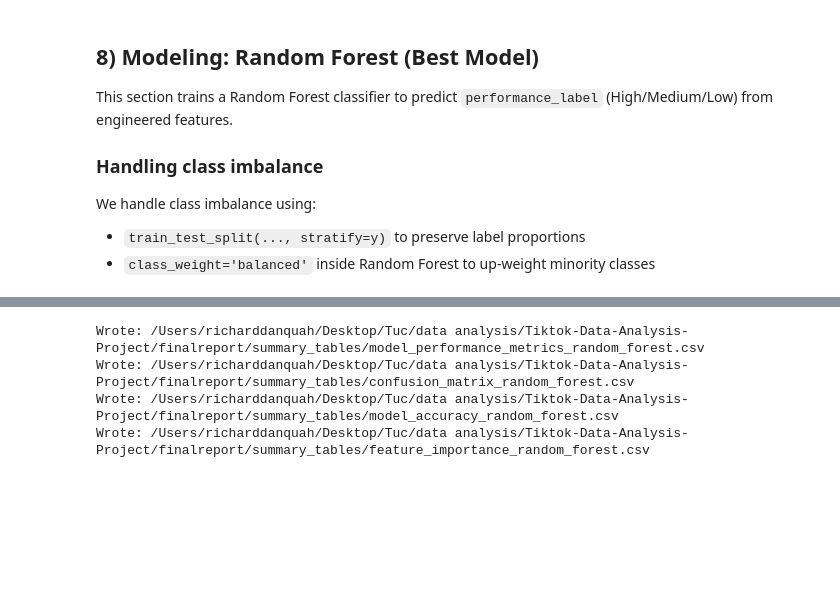
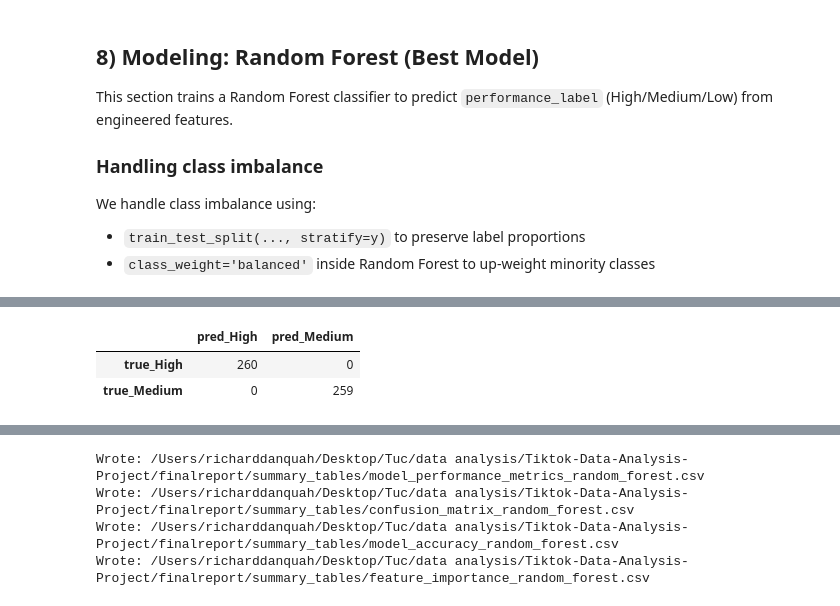
Before and after one commit to richarddanquah/Tiktok-Data-Analysis-For-AI-Project-TUC, a Jupyter notebook: notebook/solution.ipynb, the cells around one changed output, grey strips where cells are left out. Cells and saved outputs as stored; diff of their text form; code cells hidden in the pictures; blank space fills up the shorter version.

```diff
--- a/notebook/solution.ipynb
+++ b/notebook/solution.ipynb
@@ -737 +995,13 @@ report_df
+# %%
+# Confusion matrix (CV predictions)
+
+# Ensure this uses the same target vector used for CV predictions
+labels_sorted = sorted(y.unique())
+cm = confusion_matrix(y, y_pred, labels=labels_sorted)
+cm_df = pd.DataFrame(cm, index=[f"true_{l}" for l in labels_sorted], columns=[f"pred_{l}" for l in labels_sorted])
+cm_df
+# %% [output]
+|  | pred_High | pred_Medium |
+| true_High | 260 | 0 |
+| true_Medium | 0 | 259 |
 # %%
```
Also changed, not shown: parts of 20 cells of this notebook, 15 other files.
